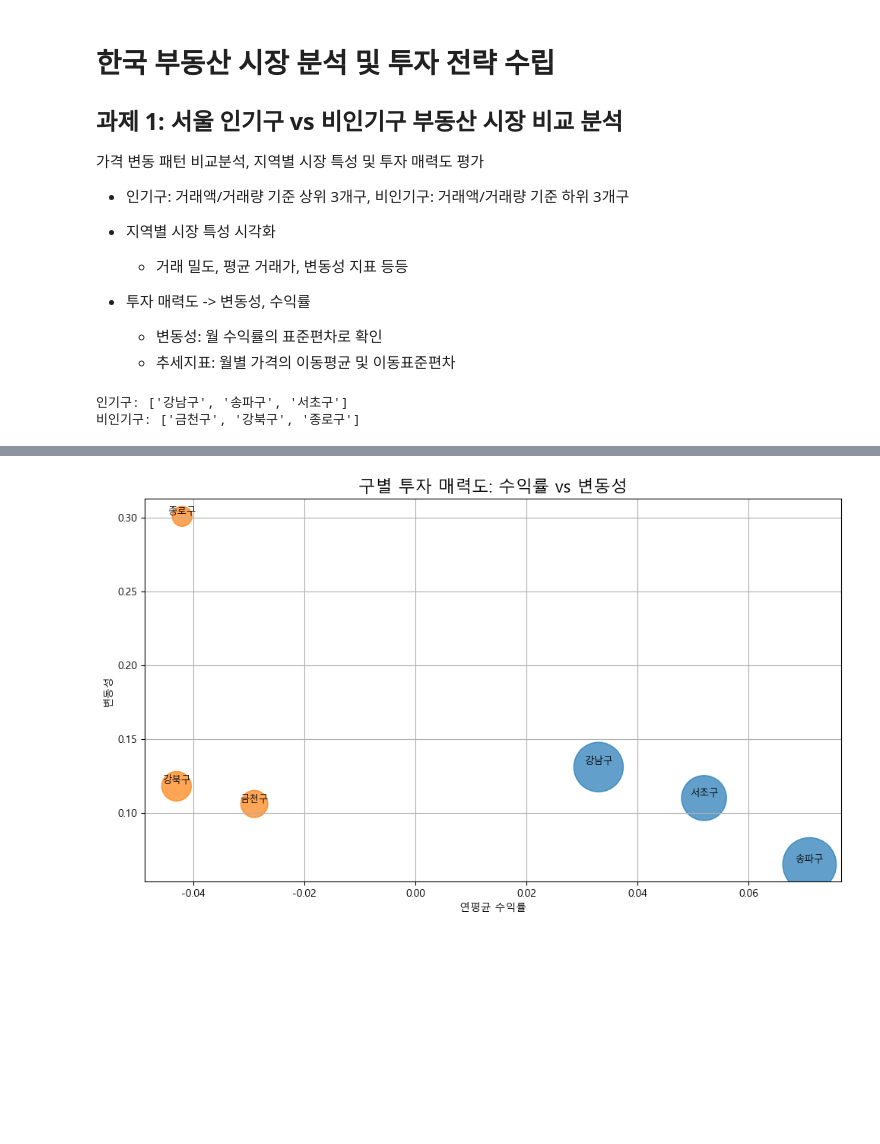
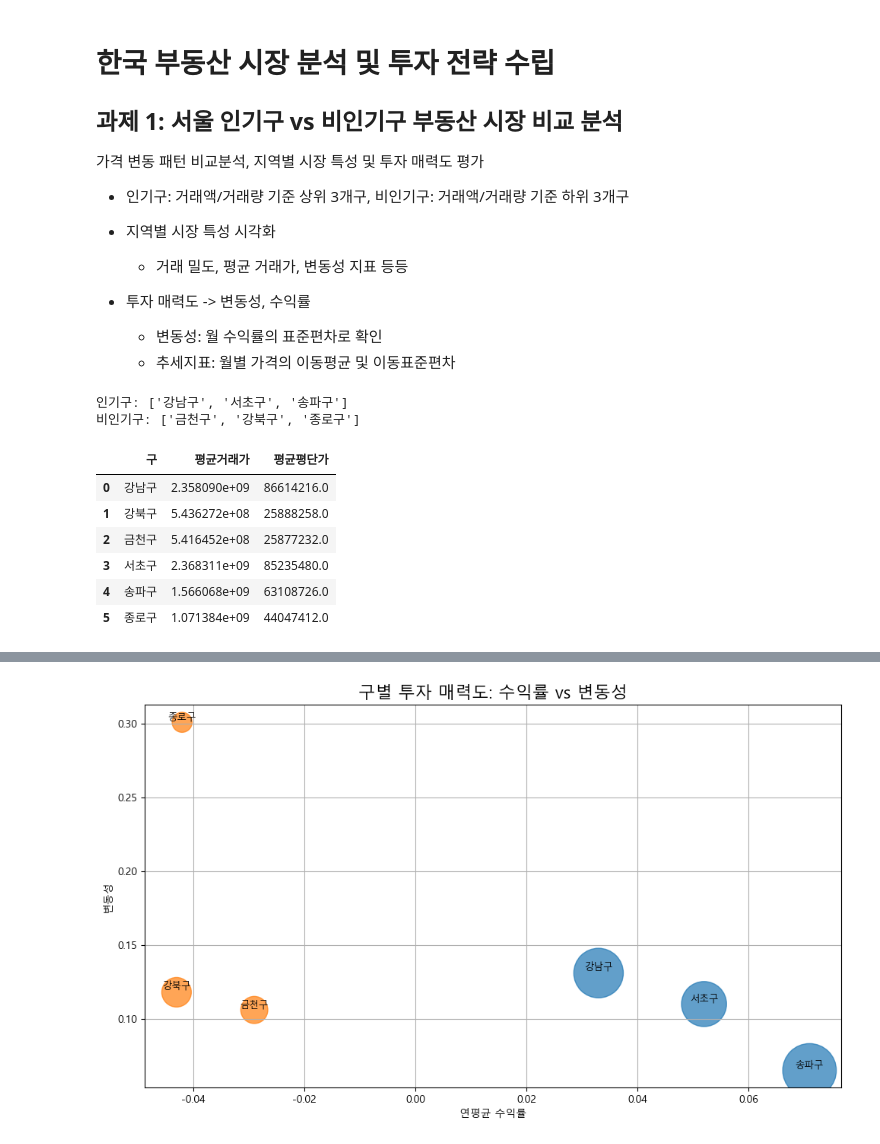
Before and after one commit to krystallinekim/pjt-DataAnalysis-Korean_Real_Estate, a Jupyter notebook: 01_market_comparison.ipynb, the cells around one changed output, grey strips where cells are left out. Drawn from its saved outputs; the diff is of its cells as text; code cells hidden in the pictures; blank space fills up the shorter version.

Commit message:
최근 1년 기준으로 평균거래가, 평균평단가 분석

```diff
--- a/01_market_comparison.ipynb
+++ b/01_market_comparison.ipynb
@@ -33,9 +33,11 @@ df_sales_copy = df_sales.copy()
 # display(df_sales_copy.info())
 # %%
 # 인기구/비인기구 정의 - 최근 12개월 기준 누적 거래액 기준 상위 3개구 / 하위 3개구
-today = pd.to_datetime('2025-07-01')
-date_ref = today - pd.DateOffset(years=1)
-filtered_year_df = df_sales_copy[(df_sales_copy['계약일'] > date_ref) & (df_sales_copy['계약일'] <= today)]
+
+latest_month = df_sales_copy['계약월'].max()
+one_year_ago = latest_month - pd.DateOffset(months=12)
+
+filtered_year_df = df_sales_copy[df_sales_copy['계약일'] > one_year_ago]
 
 district_sales_stats = filtered_year_df.groupby('구').agg({
     '거래금액': ['count', 'sum']
@@ -53,29 +55,39 @@ df_sales_copy['구분'] = df_sales_copy['구'].apply(
     lambda x: '인기구' if x in popular else ('비인기구' if x in unpopular else '기타')
 )
 # %% [output]
-인기구: ['강남구', '송파구', '서초구']
+인기구: ['강남구', '서초구', '송파구']
 비인기구: ['금천구', '강북구', '종로구']
 # %%
 # 인기/비인기구만 추출
 sales_popular_mask = df_sales_copy['구'].isin(popular + unpopular)
 df_popular = df_sales_copy[sales_popular_mask]
 # display(df_popular)
 
 ## 1. 전체 평균 거래가, 평단가
-avg_price_stats = df_popular.groupby('구').agg({
+
+df_popular_1year = df_popular[df_popular['계약일'] > one_year_ago]
+avg_price_stats = df_popular_1year.groupby('구').agg({
     '거래금액': 'mean',
     '평단가': 'mean'
 }).round(0).reset_index()
 avg_price_stats.columns = ['구', '평균거래가', '평균평단가']
-# display(avg_price_stats)
+display(avg_price_stats)
 
 ## 2. 월별/연도별 통계
 from da_utils.calc_monthly_annual import calc_monthly_annual
 monthly_stats, annual_stats = calc_monthly_annual(df_popular, '구')
 monthly_stats['구분'] = monthly_stats['구'].apply(
     lambda x: '인기구' if x in popular else ('비인기구' if x in unpopular else '기타')
 )
 # display(monthly_stats, annual_stats)
+# %% [output]
+|  | 구 | 평균거래가 | 평균평단가 |
+| 0 | 강남구 | 2.358090e+09 | 86614216.0 |
+| 1 | 강북구 | 5.436272e+08 | 25888258.0 |
+| 2 | 금천구 | 5.416452e+08 | 25877232.0 |
+| 3 | 서초구 | 2.368311e+09 | 85235480.0 |
+| 4 | 송파구 | 1.566068e+09 | 63108726.0 |
+| 5 | 종로구 | 1.071384e+09 | 44047412.0 |
 # %%
 ## 3. 거래밀도 (월별 거래건수 / 인구수)
 
```
Also changed, not shown: parts of 2 cells of this notebook, 1 other file.
